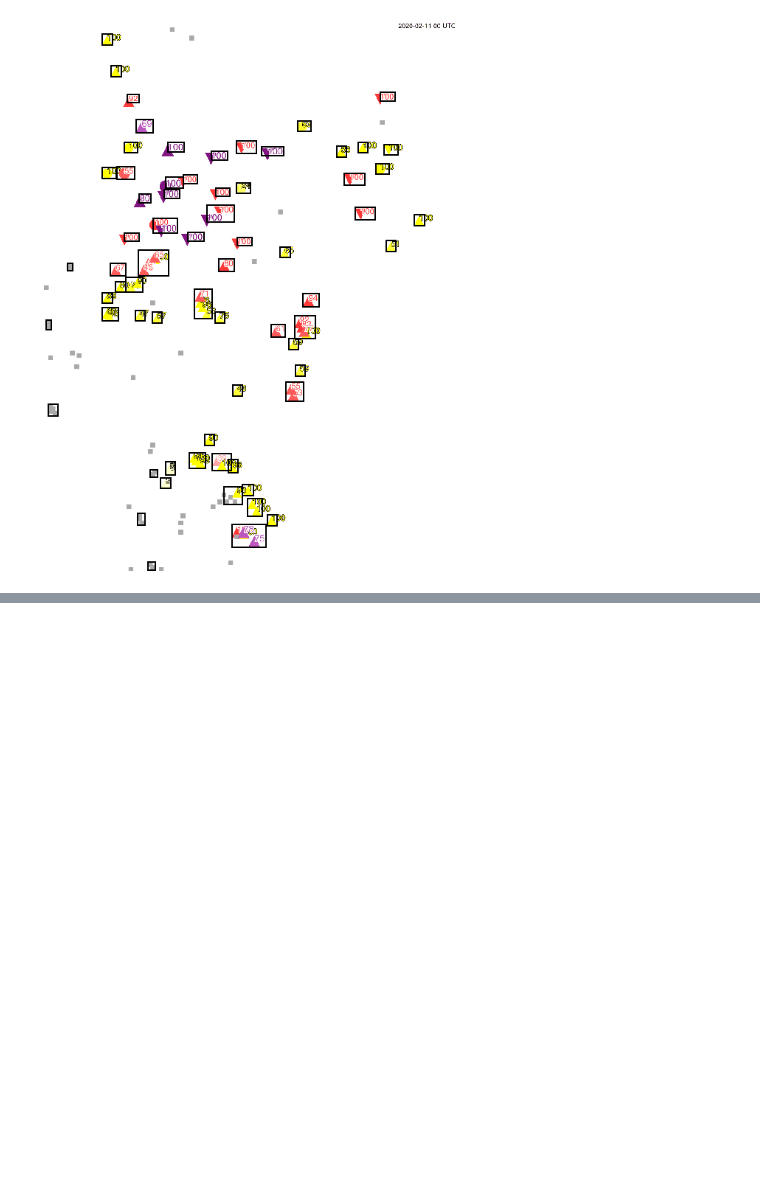
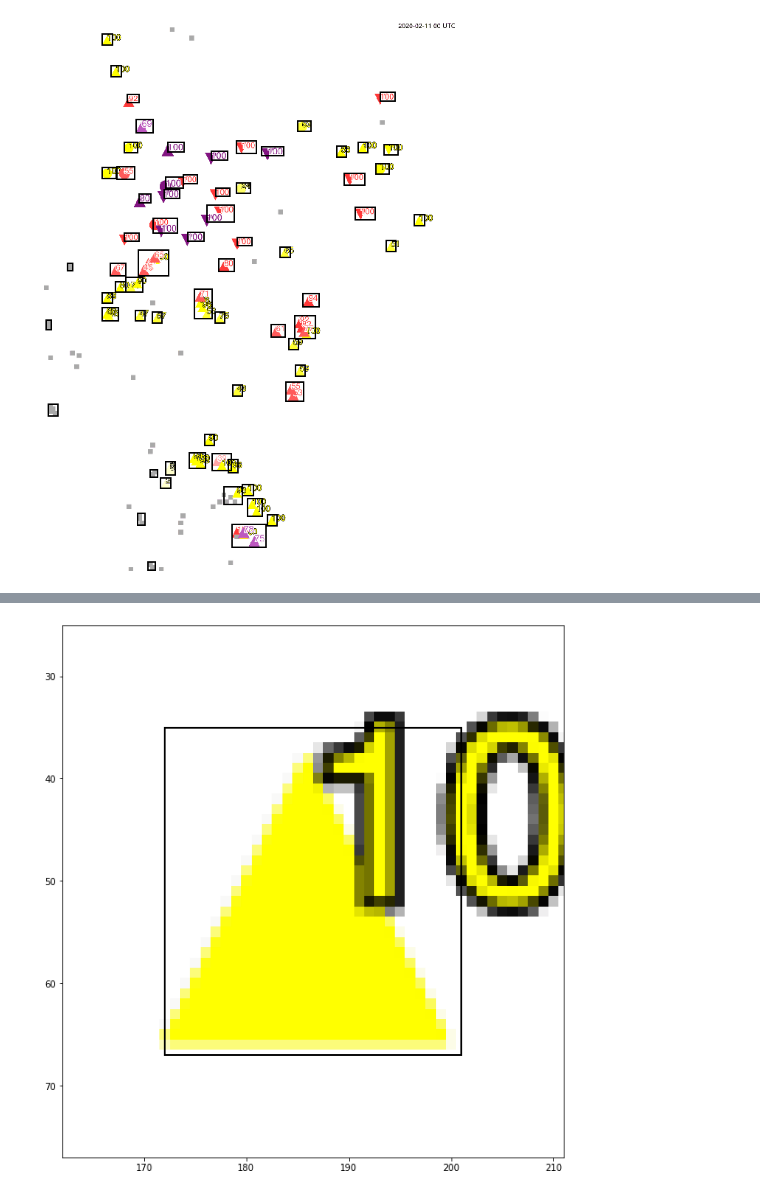
Before and after one commit to Global-Flood-Assessment/ModelOfModels, a Jupyter notebook: data/image_processing.ipynb, the cells around one changed output, grey strips where cells are left out. Drawn from its saved outputs; the diff is of its cells as text; code cells hidden in the pictures; blank space fills up the shorter version.

Commit message:
check image detail

```diff
--- a/data/image_processing.ipynb
+++ b/data/image_processing.ipynb
@@ -84,0 +106,15 @@ plt.show()
+# %%
+minr,minc,maxr,maxc= [35, 172, 67, 201]
+
+fig, ax = plt.subplots()
+#ax.imshow(image_label_overlay)
+ax.imshow(image_org)
+
+
+rect = mpatches.Rectangle((minc, minr), maxc - minc, maxr - minr,fill=False, edgecolor='black', linewidth=2)
+ax.add_patch(rect)
+ax.set_xlim(minc-10,maxc+10)
+ax.set_ylim(maxr+10,minr-10)
+plt.show()
+# %% [output]
+[figure, added]
```
Also changed, not shown: parts of 4 cells of this notebook.
